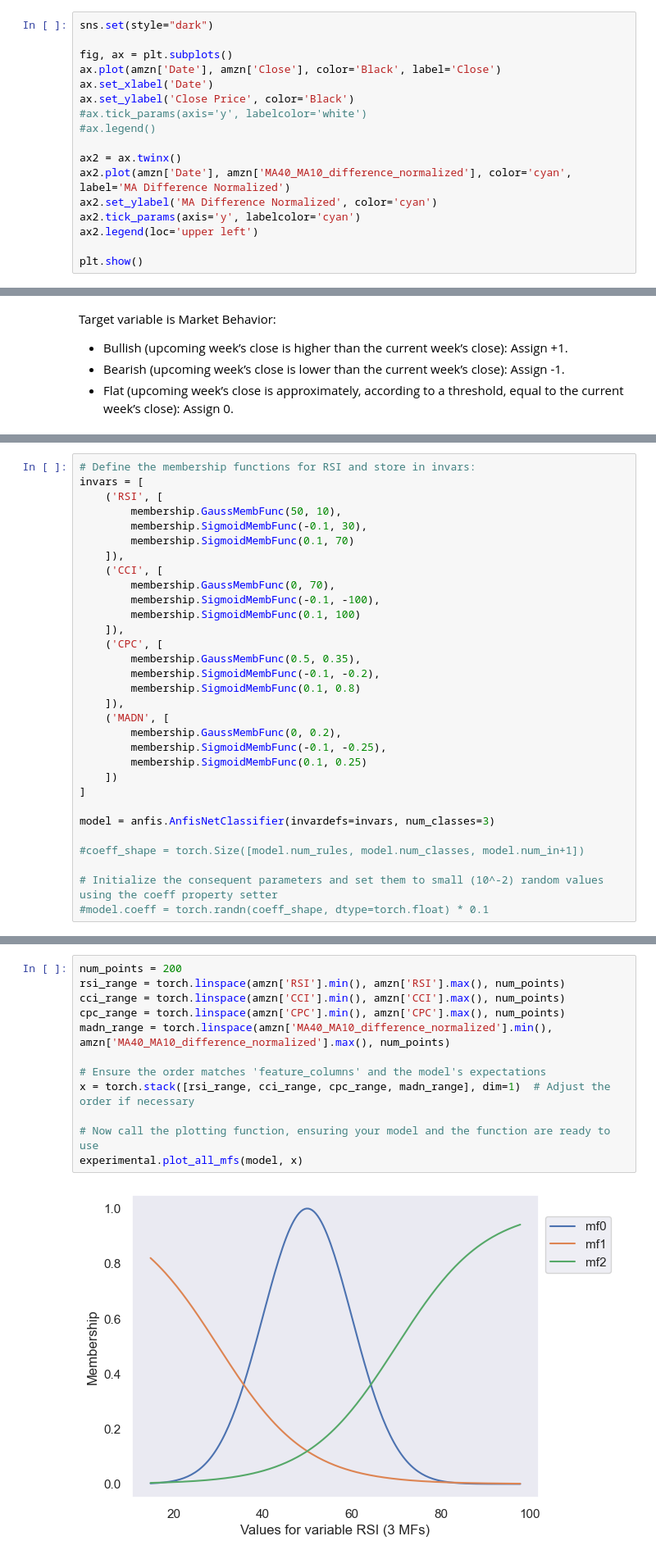
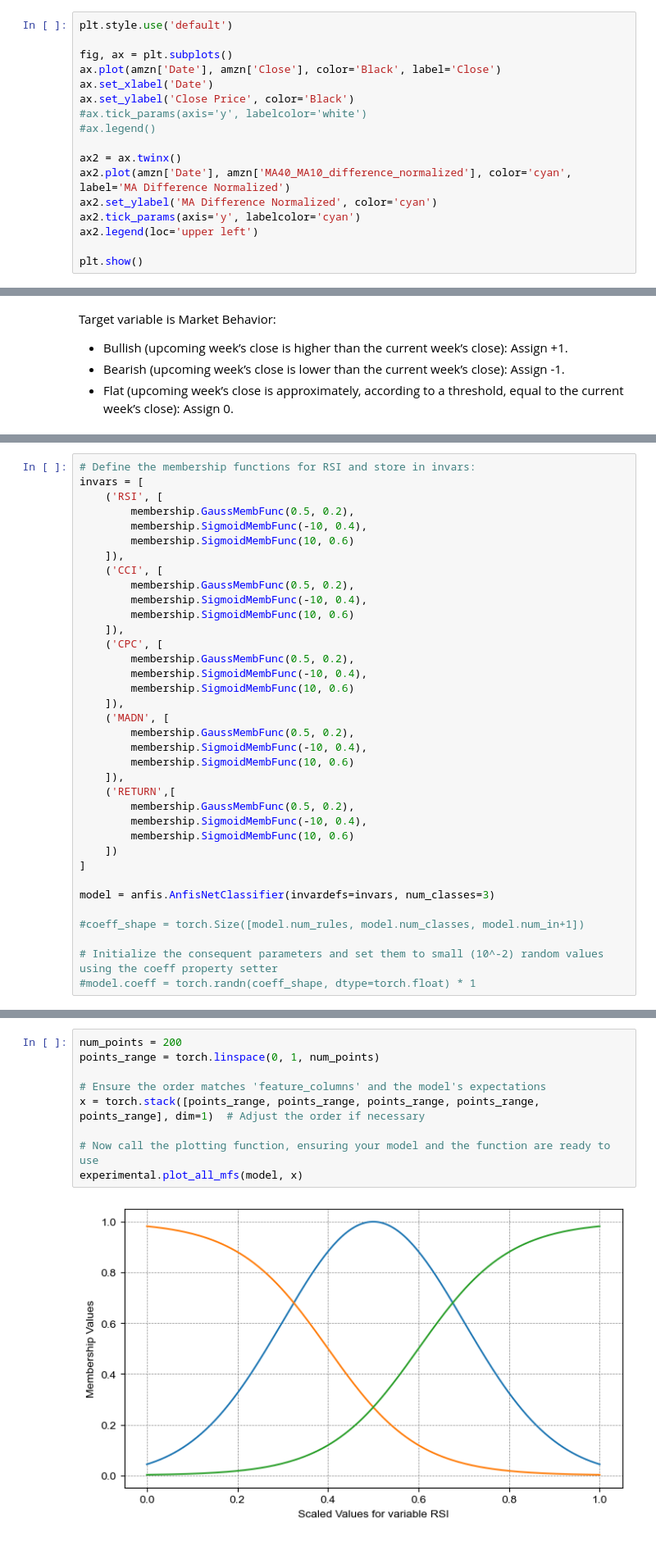
Before and after one commit to elenatomasella/ML, a Jupyter notebook: anfis_amzn.ipynb, the cells around one changed output, grey strips where cells are left out. Shown at 82% size. Cells and saved outputs as stored; diff of their text form.

```diff
--- a/anfis_amzn.ipynb
+++ b/anfis_amzn.ipynb
@@ -108,7 +110,7 @@ Index(['index', 'Date', 'Open', 'High', 'Low', 'Close',
        'MA40_MA10_difference_normalized', 'RSI', 'CCI', 'CPC'],
       dtype='object')
 # %%
-sns.set(style="dark")
+plt.style.use('default')
 
 fig, ax = plt.subplots()
 ax.plot(amzn['Date'], amzn['Close'], color='Black', label='Close')
@@ -261,24 +294,29 @@ test_loader = DataLoader(test_data, batch_size=64, shuffle=False)
 # Define the membership functions for RSI and store in invars:
 invars = [
     ('RSI', [
-        membership.GaussMembFunc(50, 10),
-        membership.SigmoidMembFunc(-0.1, 30),
-        membership.SigmoidMembFunc(0.1, 70)
+        membership.GaussMembFunc(0.5, 0.2),
+        membership.SigmoidMembFunc(-10, 0.4),
+        membership.SigmoidMembFunc(10, 0.6)
     ]),
     ('CCI', [
-        membership.GaussMembFunc(0, 70),
-        membership.SigmoidMembFunc(-0.1, -100),
-        membership.SigmoidMembFunc(0.1, 100)
+        membership.GaussMembFunc(0.5, 0.2),
+        membership.SigmoidMembFunc(-10, 0.4),
+        membership.SigmoidMembFunc(10, 0.6)
     ]),
     ('CPC', [
-        membership.GaussMembFunc(0.5, 0.35),
-        membership.SigmoidMembFunc(-0.1, -0.2),
-        membership.SigmoidMembFunc(0.1, 0.8)
+        membership.GaussMembFunc(0.5, 0.2),
+        membership.SigmoidMembFunc(-10, 0.4),
+        membership.SigmoidMembFunc(10, 0.6)
     ]),
     ('MADN', [
-        membership.GaussMembFunc(0, 0.2),
-        membership.SigmoidMembFunc(-0.1, -0.25),
-        membership.SigmoidMembFunc(0.1, 0.25)
+        membership.GaussMembFunc(0.5, 0.2),
+        membership.SigmoidMembFunc(-10, 0.4),
+        membership.SigmoidMembFunc(10, 0.6)
+    ]),
+    ('RETURN',[
+        membership.GaussMembFunc(0.5, 0.2),
+        membership.SigmoidMembFunc(-10, 0.4),
+        membership.SigmoidMembFunc(10, 0.6)
     ])
 ]
 
@@ -287,4 +325,4 @@ model = anfis.AnfisNetClassifier(invardefs=invars, num_classes=3)
 #coeff_shape = torch.Size([model.num_rules, model.num_classes, model.num_in+1])
 
 # Initialize the consequent parameters and set them to small (10^-2) random values using the coeff property setter
-#model.coeff = torch.randn(coeff_shape, dtype=torch.float) * 0.1
+#model.coeff = torch.randn(coeff_shape, dtype=torch.float) * 1
@@ -299,14 +329,11 @@ amzn['RSI'].max()
 # %%
 num_points = 200
-rsi_range = torch.linspace(amzn['RSI'].min(), amzn['RSI'].max(), num_points)
-cci_range = torch.linspace(amzn['CCI'].min(), amzn['CCI'].max(), num_points)
-cpc_range = torch.linspace(amzn['CPC'].min(), amzn['CPC'].max(), num_points)
-madn_range = torch.linspace(amzn['MA40_MA10_difference_normalized'].min(), amzn['MA40_MA10_difference_normalized'].max(), num_points)
+points_range = torch.linspace(0, 1, num_points)
 
 # Ensure the order matches 'feature_columns' and the model's expectations
-x = torch.stack([rsi_range, cci_range, cpc_range, madn_range], dim=1)  # Adjust the order if necessary
+x = torch.stack([points_range, points_range, points_range, points_range, points_range], dim=1)  # Adjust the order if necessary
 
 # Now call the plotting function, ensuring your model and the function are ready to use
 experimental.plot_all_mfs(model, x)
 # %% [output]
-[figure, old version]
+[figure, new version]
```
Also changed, not shown: parts of 31 cells of this notebook.
